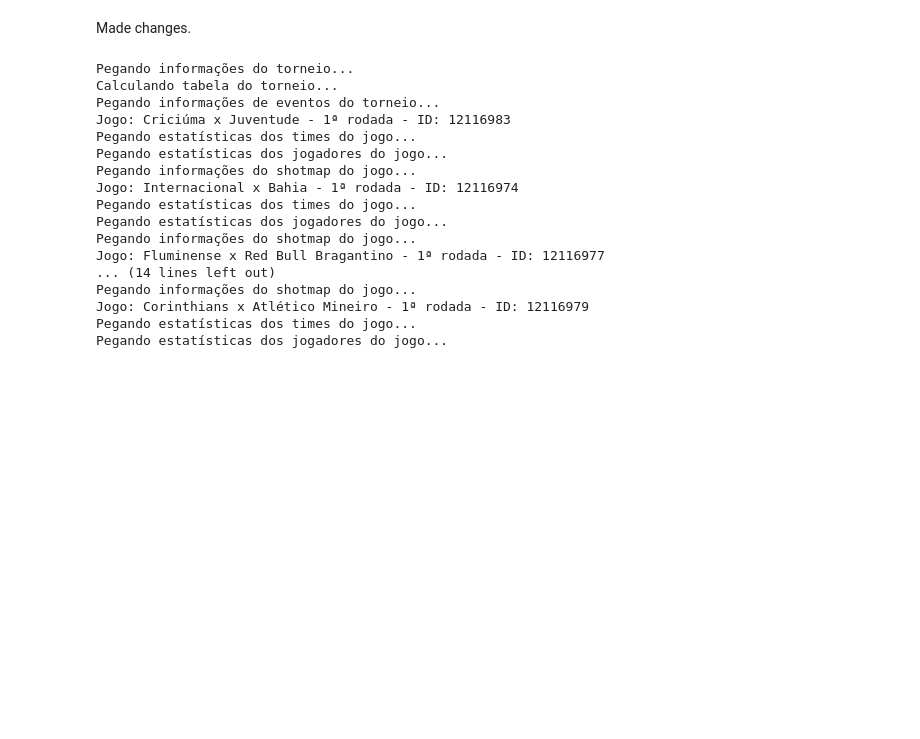
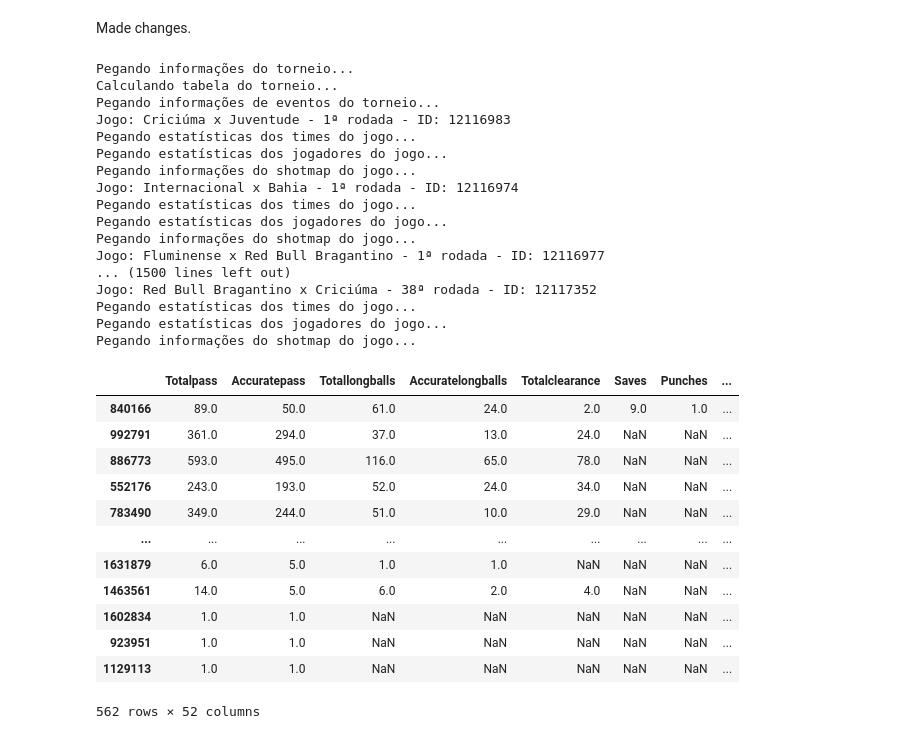
Before and after one commit to pjoao266/sofascoreBR, a Jupyter notebook: main.ipynb, the cells around one changed output. Saved outputs shown, nothing was run; the diff lists cells and outputs as text; code cells hidden in the pictures; blank space fills up the shorter version.

Commit message:
mudancas para finalizar classe eventos

```diff
--- a/main.ipynb
+++ b/main.ipynb
@@ -344,6 +353,9 @@ Made changes.
 # %%
 brasileirao = Tournament(id = 325, year = 2024)
 brasileirao.run()
+
+with open(r"data/brasileirao.pickle", "wb") as output_file:
+    cPickle.dump(brasileirao, output_file)
 # %% [output]
 Pegando informações do torneio...
 Calculando tabela do torneio...
@@ -357,8 +369,52 @@ Pegando estatísticas dos times do jogo...
 Pegando estatísticas dos jogadores do jogo...
 Pegando informações do shotmap do jogo...
 Jogo: Fluminense x Red Bull Bragantino - 1ª rodada - ID: 12116977
-... (14 lines left out)
-Pegando informações do shotmap do jogo...
-Jogo: Corinthians x Atlético Mineiro - 1ª rodada - ID: 12116979
+... (1500 lines left out)
+Jogo: Red Bull Bragantino x Criciúma - 38ª rodada - ID: 12117352
 Pegando estatísticas dos times do jogo...
 Pegando estatísticas dos jogadores do jogo...
+Pegando informações do shotmap do jogo...
+# %%
+with open(r"data/brasileirao.pickle", "rb") as input_file:
+    br = cPickle.load(input_file)
+# %%
+distinct_player_ids = set()
+for id_jogo, jogo in br.jogos.items():
+    if jogo.match_info['status'] == 'finished':
+        distinct_player_ids.update(jogo.players_statistics.keys())
+
+distinct_player_ids = list(distinct_player_ids)
+# %%
+from collections import defaultdict
+import pandas as pd
+
+player_metrics = defaultdict(dict)
+
+for id_jogo, jogo in br.jogos.items():
+    if jogo.match_info['status'] == 'finished':
+        for id_player, player_stats in jogo.players_statistics.items():
+            player_id = player_stats['id']
+            for metric, value in player_stats.items():
+                if metric != 'id' and metric != 'field' and metric != 'id_team' and metric != 'id_event':
+                    if metric not in player_metrics[player_id]:
+                        player_metrics[player_id][metric] = 0
+                    player_metrics[player_id][metric] += value
+
+df = pd.DataFrame(player_metrics).T
+df.columns = df.columns.str.capitalize()
+# %%
+df
+# %% [output]
+|  | Totalpass | Accuratepass | Totallongballs | Accuratelongballs | Totalclearance | Saves | Punches | ... |
+| 840166 | 89.0 | 50.0 | 61.0 | 24.0 | 2.0 | 9.0 | 1.0 | ... |
+| 992791 | 361.0 | 294.0 | 37.0 | 13.0 | 24.0 | NaN | NaN | ... |
+| 886773 | 593.0 | 495.0 | 116.0 | 65.0 | 78.0 | NaN | NaN | ... |
+| 552176 | 243.0 | 193.0 | 52.0 | 24.0 | 34.0 | NaN | NaN | ... |
+| 783490 | 349.0 | 244.0 | 51.0 | 10.0 | 29.0 | NaN | NaN | ... |
+| ... | ... | ... | ... | ... | ... | ... | ... | ... |
+| 1631879 | 6.0 | 5.0 | 1.0 | 1.0 | NaN | NaN | NaN | ... |
+| 1463561 | 14.0 | 5.0 | 6.0 | 2.0 | 4.0 | NaN | NaN | ... |
+| 1602834 | 1.0 | 1.0 | NaN | NaN | NaN | NaN | NaN | ... |
+| 923951 | 1.0 | 1.0 | NaN | NaN | NaN | NaN | NaN | ... |
+| 1129113 | 1.0 | 1.0 | NaN | NaN | NaN | NaN | NaN | ... |
+562 rows × 52 columns
```
Also changed, not shown: parts of 6 cells of this notebook, 4 other files.
